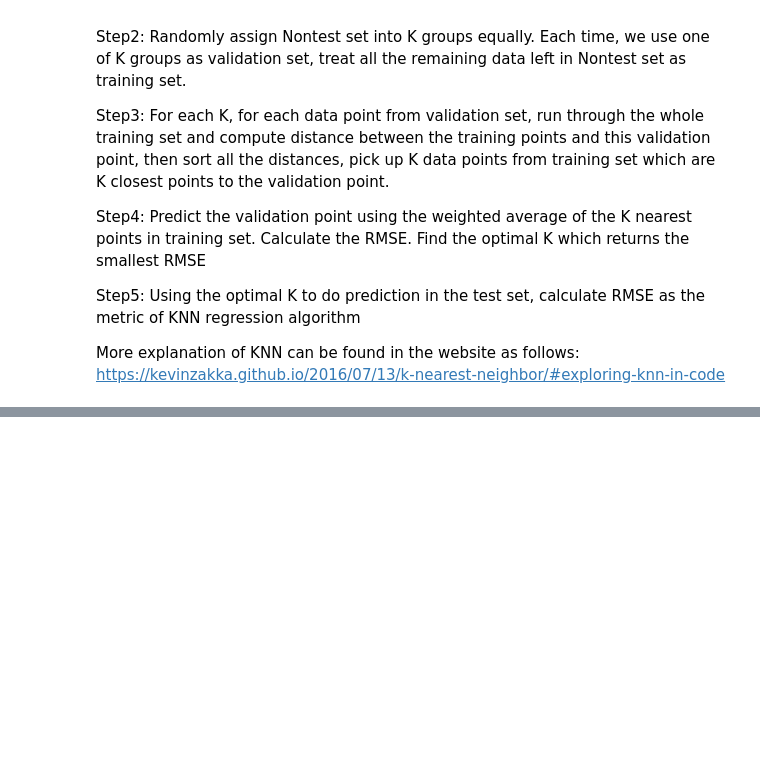
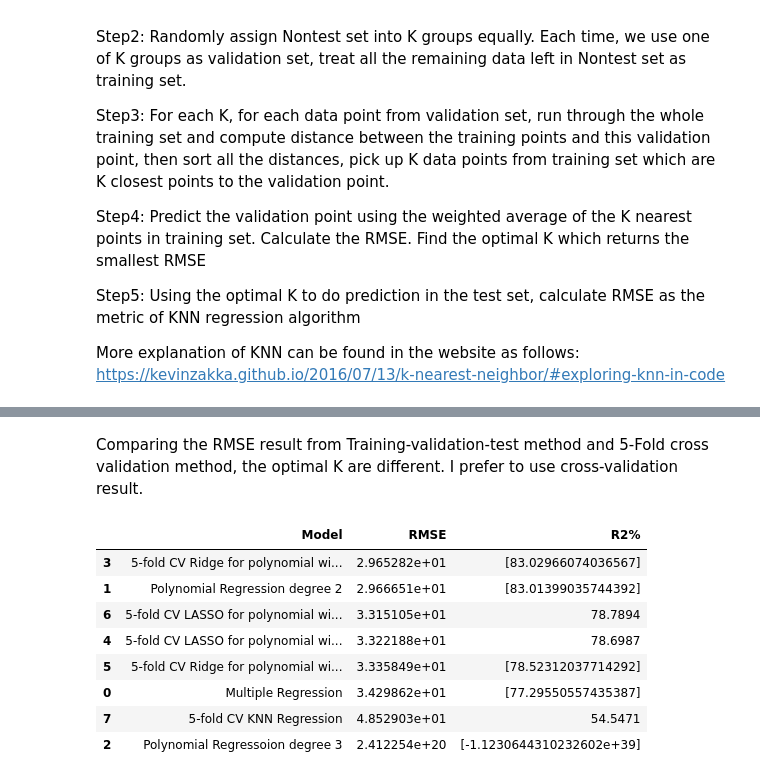
Before and after one commit to CoolGIRLCOCO/Kaggle-Examples, a Jupyter notebook: Apply Regression Methods on House Prices Prediction(Part 2).ipynb, the cells around one changed output, grey strips where cells are left out. Drawn from its saved outputs; the diff is of its cells as text; code cells hidden in the pictures; blank space fills up the shorter version.

```diff
--- a/Apply Regression Methods on House Prices Prediction(Part 2).ipynb
+++ b/Apply Regression Methods on House Prices Prediction(Part 2).ipynb
@@ -313,6 +313,8 @@ intercept:  [-24.92550218]
 FeatureOrder = data.corr()['log(price)'].sort_values(ascending=False).index.tolist()[1:]
 feature3 = FeatureOrder
 rmse,rsquare,Adrsquare,inte,coef, = multiple_regression(traindata,testdata,feature3)
+rmse_mulpipleRegression = rmse
+r2_mulpipleRegression = rsquare
 #print("RSS is",(rmse**2) * testdata.shape[0])
 print("RMSE is ",rmse)
 print("R^2 in test set is ",rsquare)
@@ -447,6 +449,8 @@ print("RSS is",(rmse**2) * testdata.shape[0])
 print("RMSE is ",rmse)
 print("R^2 in test set is ",rsquaret)
 print("intercept: ",inte)
+rmse_poly2 = rmse
+r2_poly2 = rsquaret
 #print('coeficients: ', coef)
 # %% [output]
 degree =  2
@@ -465,6 +469,8 @@ print("RSS is",(rmse**2) * testdata.shape[0])
 print("RMSE is ",rmse)
 print("R^2 in test set is ",rsquaret)
 print("intercept: ",inte)
+rmse_poly3 = rmse
+r2_poly3 = rsquaret
 #print('coeficients: ', coef)
 # %% [output]
 degree =  3
@@ -713,6 +774,9 @@ R2TestLASSO = 1 - SS_Residual/SS_Total
 #print('R2 is:', ridgeCV.score(X_test_poly, testdata.as_matrix(columns = ['log(price)'])))
 print('R2 is:', R2TestLASSO)
 
+rmse_5Fold_lasso_poly3 = RMSE1
+r2_5Fold_lasso_poly3 = R2TestLASSO
+
 coeff1 = pd.DataFrame(model1.coef_,index=df_poly.columns, columns=['Coefficients Metamodel'])
 
 #Printing only the non-zero coefficients of the metamodel
@@ -922,0 +1140,29 @@ More explanation of KNN can be found in the website as follows: https://kevinzak
+# %% [markdown]
+Comparing the RMSE result from Training-validation-test method and 5-Fold cross validation method, the optimal K are different. I prefer to use cross-validation result.
+# %%
+# Comparing Models on the basis of Model's Accuracy Score and Explained Variance Score of different models
+models_cross = pd.DataFrame({
+    'Model': ['Multiple Regression','Polynomial Regression degree 2','Polynomial Regressoion degree 3',
+              '5-fold CV Ridge for polynomial with degree 2','5-fold CV LASSO for polynomial with degree 2',
+              '5-fold CV Ridge for polynomial with degree 3','5-fold CV LASSO for polynomial with degree 3',
+              '5-fold CV KNN Regression'],
+    'RMSE': [rmse_mulpipleRegression,rmse_poly2,rmse_poly3,
+             rmse_5fold_ridge_poly2,rmse_5Fold_lasso_poly2,
+             rmse_5fold_ridge_poly3,rmse_5Fold_lasso_poly3,
+             rmse_KNN],
+    'R2%':[r2_mulpipleRegression*100,r2_poly2*100,r2_poly3*100,
+         r2_5fold_ridge_poly2*100,r2_5Fold_lasso_poly2*100,
+         r2_5fold_ridge_poly3*100,r2_5Fold_lasso_poly3*100,
+           r2_KNN*100]})
+
+models_cross.sort_values(by='RMSE', ascending=True)
+# %% [output]
+|  | Model | RMSE | R2% |
+| 3 | 5-fold CV Ridge for polynomial wi... | 2.965282e+01 | [83.02966074036567] |
+| 1 | Polynomial Regression degree 2 | 2.966651e+01 | [83.01399035744392] |
+| 6 | 5-fold CV LASSO for polynomial wi... | 3.315105e+01 | 78.7894 |
+| 4 | 5-fold CV LASSO for polynomial wi... | 3.322188e+01 | 78.6987 |
+| 5 | 5-fold CV Ridge for polynomial wi... | 3.335849e+01 | [78.52312037714292] |
+| 0 | Multiple Regression | 3.429862e+01 | [77.29550557435387] |
+| 7 | 5-fold CV KNN Regression | 4.852903e+01 | 54.5471 |
+| 2 | Polynomial Regressoion degree 3 | 2.412254e+20 | [-1.1230644310232602e+39] |
```
Also changed, not shown: parts of 17 cells of this notebook.
